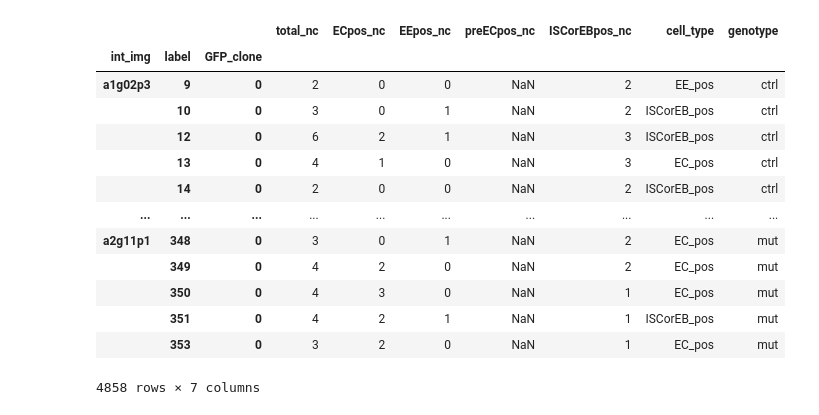
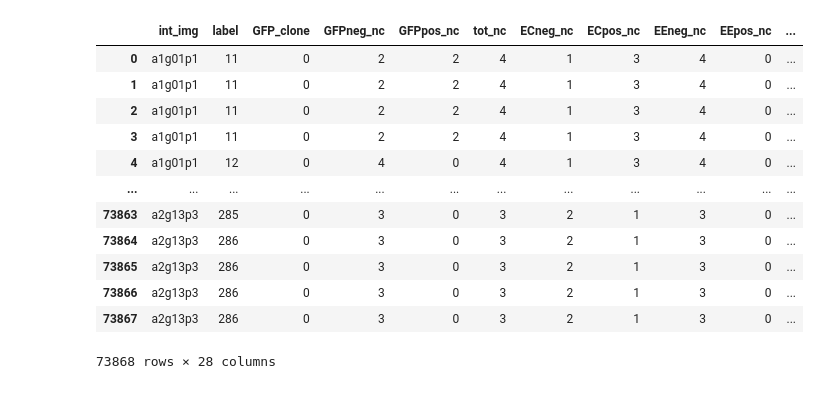
Before and after one commit to morriso1/clonedetective, a Jupyter notebook: new_feature.ipynb, the cells around one changed output. Cells and saved outputs as stored; diff of their text form; code cells hidden in the pictures.

```diff
--- a/new_feature.ipynb
+++ b/new_feature.ipynb
@@ -115,17 +85,0 @@ nc_df['genotype'] = np.where(nc_df.reset_index()["int_img"].str.match(r"a1"), "c
-# %%
-nc_df.query('total_nc != ECpos_nc + EEpos_nc + preECpos_nc + ISCorEBpos_nc')
-# %% [output]
-|  |  |  | total_nc | ECpos_nc | EEpos_nc | preECpos_nc | ISCorEBpos_nc | cell_type | genotype |
-| int_img | label | GFP_clone |  |  |  |  |  |  |  |
-| a1g02p3 | 9 | 0 | 2 | 0 | 0 | NaN | 2 | EE_pos | ctrl |
-|  | 10 | 0 | 3 | 0 | 1 | NaN | 2 | ISCorEB_pos | ctrl |
-|  | 12 | 0 | 6 | 2 | 1 | NaN | 3 | ISCorEB_pos | ctrl |
-|  | 13 | 0 | 4 | 1 | 0 | NaN | 3 | EC_pos | ctrl |
-|  | 14 | 0 | 2 | 0 | 0 | NaN | 2 | ISCorEB_pos | ctrl |
-| ... | ... | ... | ... | ... | ... | ... | ... | ... | ... |
-| a2g11p1 | 348 | 0 | 3 | 0 | 1 | NaN | 2 | EC_pos | mut |
-|  | 349 | 0 | 4 | 2 | 0 | NaN | 2 | EC_pos | mut |
-|  | 350 | 0 | 4 | 3 | 0 | NaN | 1 | EC_pos | mut |
-|  | 351 | 0 | 4 | 2 | 1 | NaN | 1 | ISCorEB_pos | mut |
-|  | 353 | 0 | 3 | 2 | 0 | NaN | 1 | EC_pos | mut |
-4858 rows × 7 columns
@@ -131,0 +88,16 @@ nc_df.query('total_nc != ECpos_nc + EEpos_nc + preECpos_nc + ISCorEBpos_nc')
+# %%
+df
+# %% [output]
+|  | int_img | label | GFP_clone | GFPneg_nc | GFPpos_nc | tot_nc | ECneg_nc | ECpos_nc | EEneg_nc | EEpos_nc | ... |
+| 0 | a1g01p1 | 11 | 0 | 2 | 2 | 4 | 1 | 3 | 4 | 0 | ... |
+| 1 | a1g01p1 | 11 | 0 | 2 | 2 | 4 | 1 | 3 | 4 | 0 | ... |
+| 2 | a1g01p1 | 11 | 0 | 2 | 2 | 4 | 1 | 3 | 4 | 0 | ... |
+| 3 | a1g01p1 | 11 | 0 | 2 | 2 | 4 | 1 | 3 | 4 | 0 | ... |
+| 4 | a1g01p1 | 12 | 0 | 4 | 0 | 4 | 1 | 3 | 4 | 0 | ... |
+| ... | ... | ... | ... | ... | ... | ... | ... | ... | ... | ... | ... |
+| 73863 | a2g13p3 | 285 | 0 | 3 | 0 | 3 | 2 | 1 | 3 | 0 | ... |
+| 73864 | a2g13p3 | 286 | 0 | 3 | 0 | 3 | 2 | 1 | 3 | 0 | ... |
+| 73865 | a2g13p3 | 286 | 0 | 3 | 0 | 3 | 2 | 1 | 3 | 0 | ... |
+| 73866 | a2g13p3 | 286 | 0 | 3 | 0 | 3 | 2 | 1 | 3 | 0 | ... |
+| 73867 | a2g13p3 | 286 | 0 | 3 | 0 | 3 | 2 | 1 | 3 | 0 | ... |
+73868 rows × 28 columns
```
Also changed, not shown: parts of 5 cells of this notebook, 7 other files.
